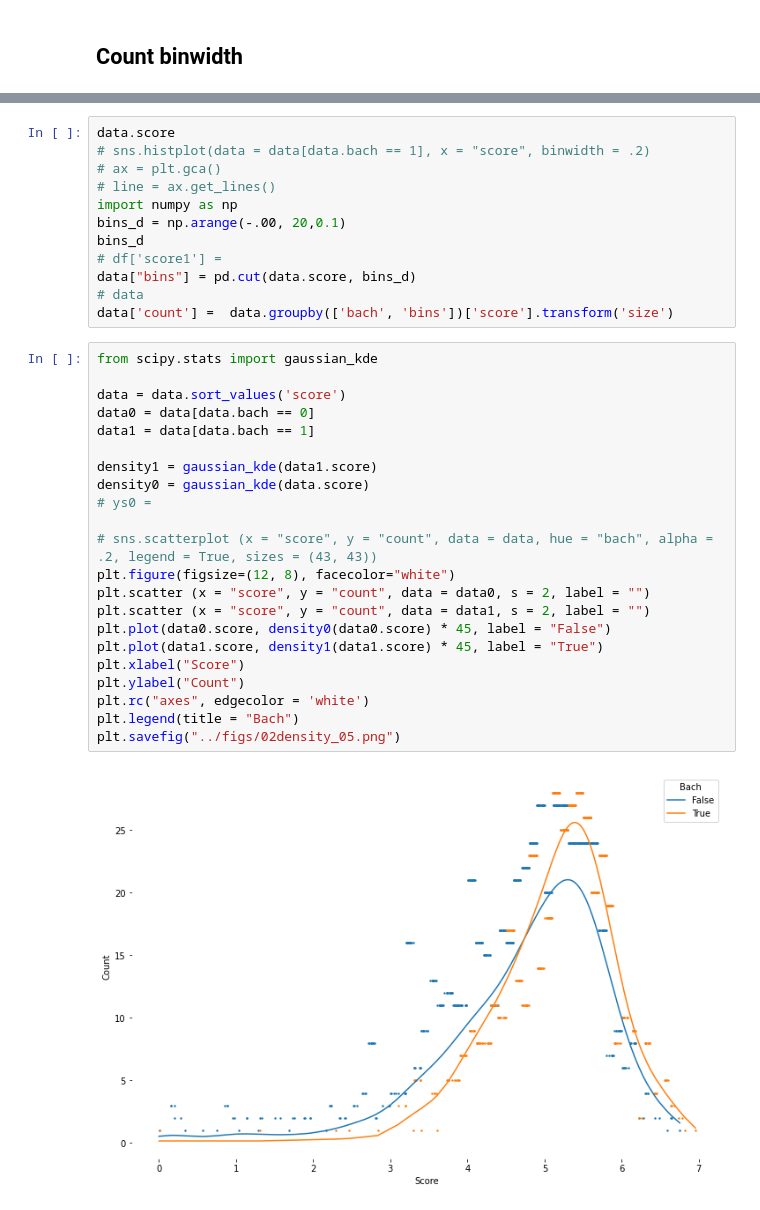
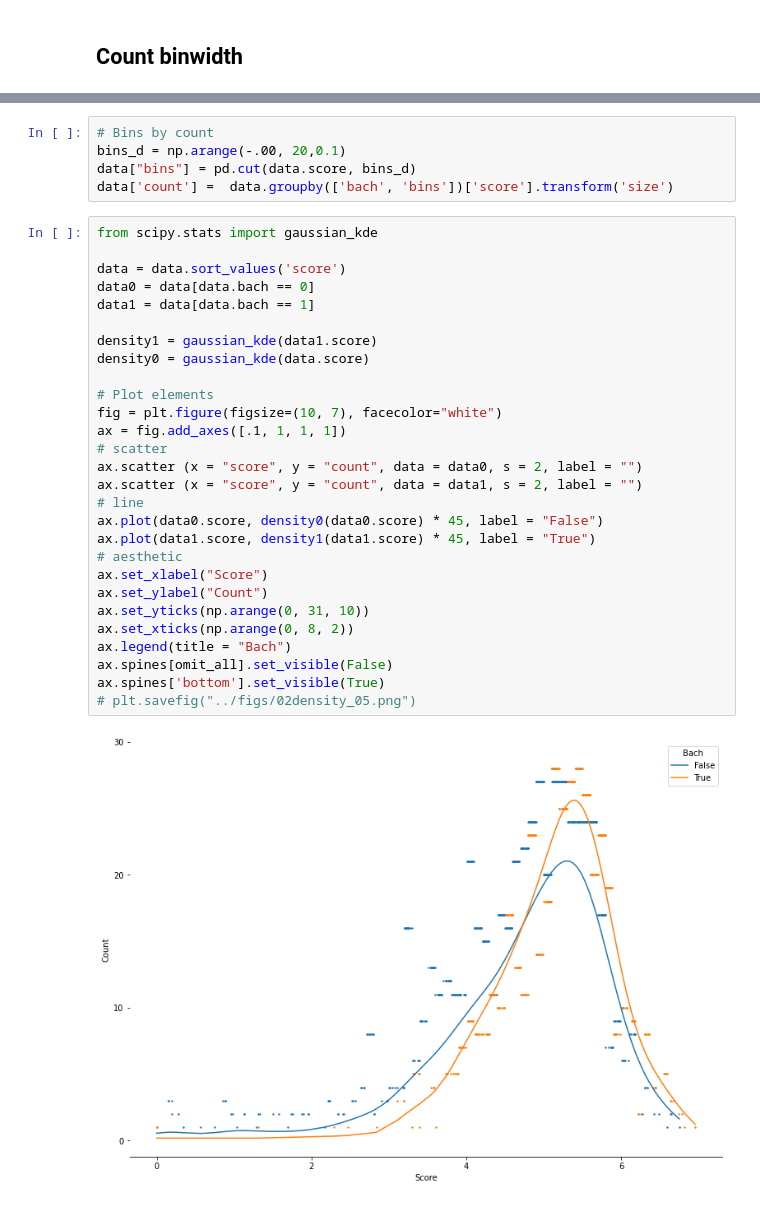
Before and after one commit to d2cml-ai/python_visual_library, a Jupyter notebook: python_notebooks/02_density.ipynb, the cells around one changed output, grey strips where cells are left out. Cells and saved outputs as stored; diff of their text form.

```diff
--- a/python_notebooks/02_density.ipynb
+++ b/python_notebooks/02_density.ipynb
@@ -201,38 +197,37 @@ data.head(3)
 | 1 | 1 | 10202 | 1020204 | NaN | 2 | 4.0 | 0.161093 | 5.158293 | ... |
 | 2 | 1 | 10303 | 1030301 | NaN | 3 | 4.0 | -3.496340 | 1.500860 | ... |
 # %%
-data.score
-# sns.histplot(data = data[data.bach == 1], x = "score", binwidth = .2)
-# ax = plt.gca()
-# line = ax.get_lines()
-import numpy as np
+# Bins by count
 bins_d = np.arange(-.00, 20,0.1)
-bins_d
-# df['score1'] =
 data["bins"] = pd.cut(data.score, bins_d)
-# data
 data['count'] =  data.groupby(['bach', 'bins'])['score'].transform('size')
 # %%
 from scipy.stats import gaussian_kde
 
 data = data.sort_values('score')
 data0 = data[data.bach == 0]
 data1 = data[data.bach == 1]
 
 density1 = gaussian_kde(data1.score)
 density0 = gaussian_kde(data.score)
-# ys0 =
 
-# sns.scatterplot (x = "score", y = "count", data = data, hue = "bach", alpha = .2, legend = True, sizes = (43, 43))
-plt.figure(figsize=(12, 8), facecolor="white")
-plt.scatter (x = "score", y = "count", data = data0, s = 2, label = "")
-plt.scatter (x = "score", y = "count", data = data1, s = 2, label = "")
-plt.plot(data0.score, density0(data0.score) * 45, label = "False")
-plt.plot(data1.score, density1(data1.score) * 45, label = "True")
-plt.xlabel("Score")
-plt.ylabel("Count")
-plt.rc("axes", edgecolor = 'white')
-plt.legend(title = "Bach")
-plt.savefig("../figs/02density_05.png")
+# Plot elements
+fig = plt.figure(figsize=(10, 7), facecolor="white")
+ax = fig.add_axes([.1, 1, 1, 1])
+# scatter
+ax.scatter (x = "score", y = "count", data = data0, s = 2, label = "")
+ax.scatter (x = "score", y = "count", data = data1, s = 2, label = "")
+# line
+ax.plot(data0.score, density0(data0.score) * 45, label = "False")
+ax.plot(data1.score, density1(data1.score) * 45, label = "True")
+# aesthetic
+ax.set_xlabel("Score")
+ax.set_ylabel("Count")
+ax.set_yticks(np.arange(0, 31, 10))
+ax.set_xticks(np.arange(0, 8, 2))
+ax.legend(title = "Bach")
+ax.spines[omit_all].set_visible(False)
+ax.spines['bottom'].set_visible(True)
+# plt.savefig("../figs/02density_05.png")
 # %% [output]
-[figure, old version]
+[figure, new version]
```
Also changed, not shown: parts of 17 cells of this notebook.
